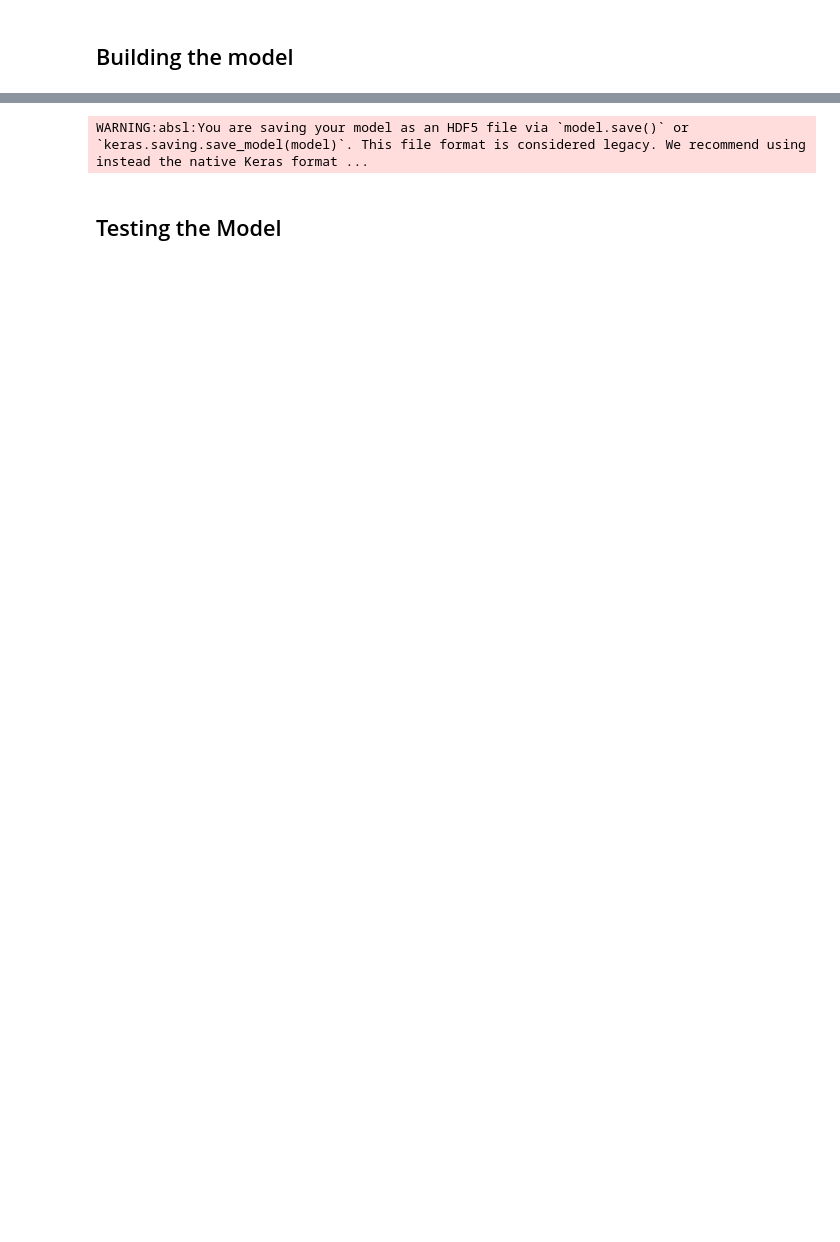
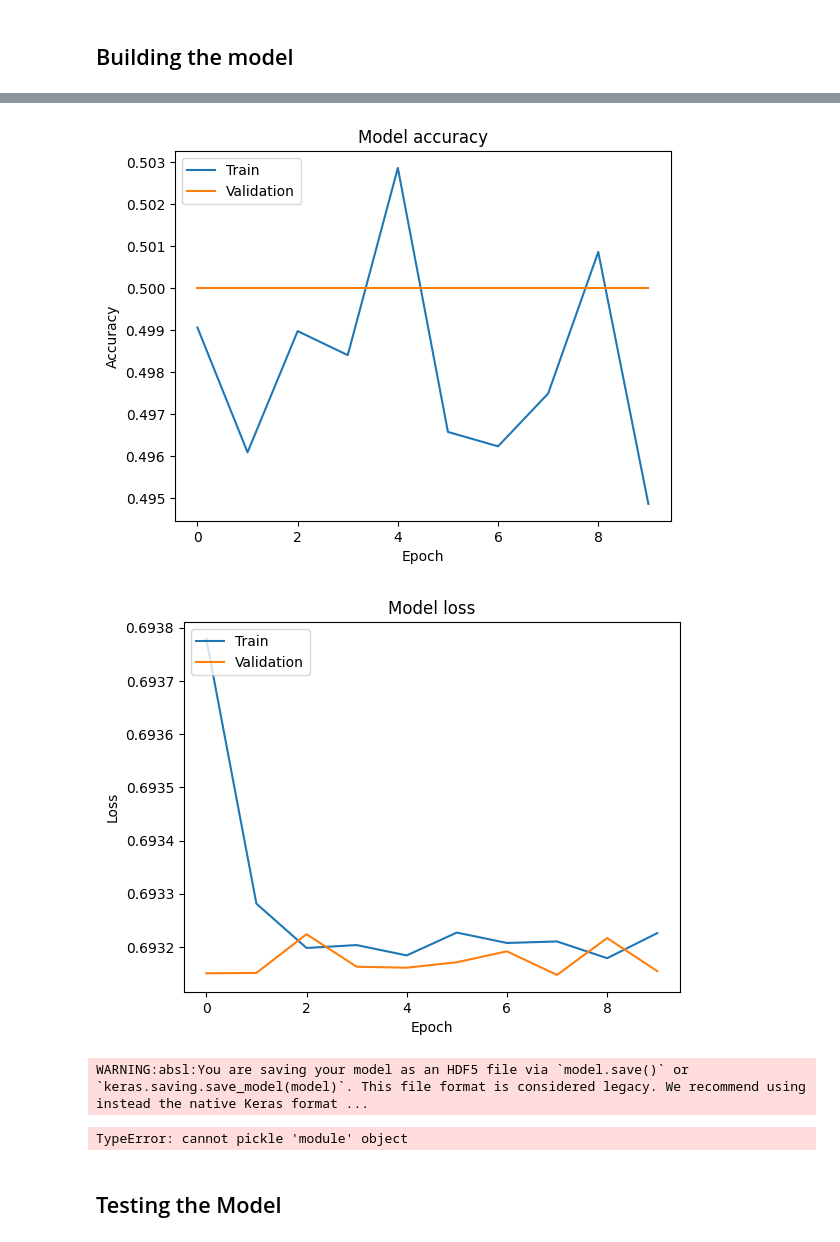
Before and after one commit to SCUEED/Concrete-Crack-Detection, a Jupyter notebook: main.ipynb, the cells around one changed output, grey strips where cells are left out. Saved outputs shown, nothing was run; the diff lists cells and outputs as text; code cells hidden in the pictures; blank space fills up the shorter version.

Commit message:
Updated the Model

```diff
--- a/main.ipynb
+++ b/main.ipynb
@@ -136,7 +190,8 @@ Found 35000 files belonging to 2 classes.
 Found 10000 files belonging to 2 classes.
 Found 5000 files belonging to 2 classes.
 # %%
-print(train_data.class_names)
+class_names = train_data.class_names
+print(class_names)
 # %% [output]
 ['cracked', 'no cracks']
 # %%
@@ -146,7 +201,6 @@ test_data = test_data.map(lambda x, y: (x / 255., y))
 val_data = val_data.map(lambda x, y: (x / 255., y))
 
 # Shuffle and prefetch the data for better performance
-train_data = train_data.shuffle(buffer_size=1000)
-train_data = train_data.prefetch(buffer_size=tf.data.AUTOTUNE)
-test_data = test_data.prefetch(buffer_size=tf.data.AUTOTUNE)
-val_data = val_data.prefetch(buffer_size=tf.data.AUTOTUNE)
+train_data = train_data.cache().shuffle(1000).prefetch(buffer_size=tf.data.AUTOTUNE)
+test_data = test_data.cache().prefetch(buffer_size=tf.data.AUTOTUNE)
+val_data = val_data.cache().prefetch(buffer_size=tf.data.AUTOTUNE)
@@ -165,2 +238,8 @@ datagen_train = ImageDataGenerator(
+# %%
+data_augmentation = tf.keras.Sequential([
+  tf.keras.layers.RandomFlip("horizontal", input_shape=(224, 224, 3)),
+  tf.keras.layers.RandomRotation(0.2),
+  tf.keras.layers.RandomZoom(0.2),
+])
 # %% [markdown]
 ## Building the model
@@ -198,3 +329,7 @@ early_stopping = EarlyStopping(monitor='val_loss', patience=3)
 # %%
-model.fit(train_data, epochs=10, validation_data=val_data, callbacks=[early_stopping])
+history = model.fit(
+    train_data,
+    epochs=20,
+    validation_data=val_data
+)
 # %% [output]
@@ -218,7 +378,28 @@ Epoch 8/10
+# %%
+plt.plot(history.history['accuracy'])
+plt.plot(history.history['val_accuracy'])
+plt.title('Model accuracy')
+plt.ylabel('Accuracy')
+plt.xlabel('Epoch')
+plt.legend(['Train', 'Validation'], loc='upper left')
+plt.show()
+
+# Plot training & validation loss values
+plt.plot(history.history['loss'])
+plt.plot(history.history['val_loss'])
+plt.title('Model loss')
+plt.ylabel('Loss')
+plt.xlabel('Epoch')
+plt.legend(['Train', 'Validation'], loc='upper left')
+plt.show()
+# %% [output]
+[figure, added]
+[figure, added]
 # %%
-model.save('model.h5')
+model.save('model3.h5')
 # %% [output]
 WARNING:absl:You are saving your model as an HDF5 file via `model.save()` or `keras.saving.save_model(model)`. This file format is considered legacy. We recommend using instead the native Keras format ...
+TypeError: cannot pickle 'module' object
 # %% [markdown]
 ## Testing the Model
 # %%
```
Also changed, not shown: parts of 21 cells of this notebook.
